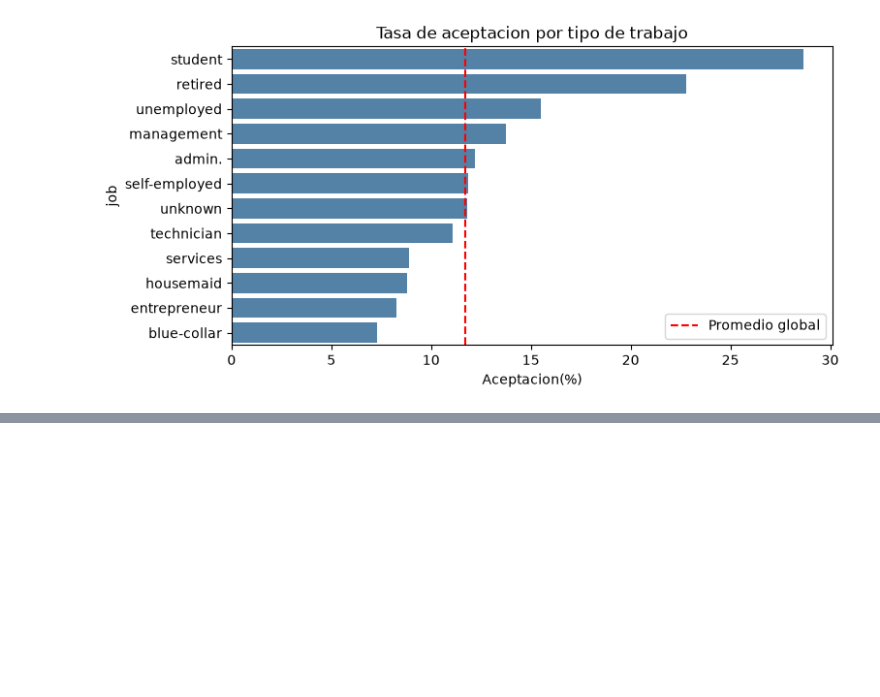
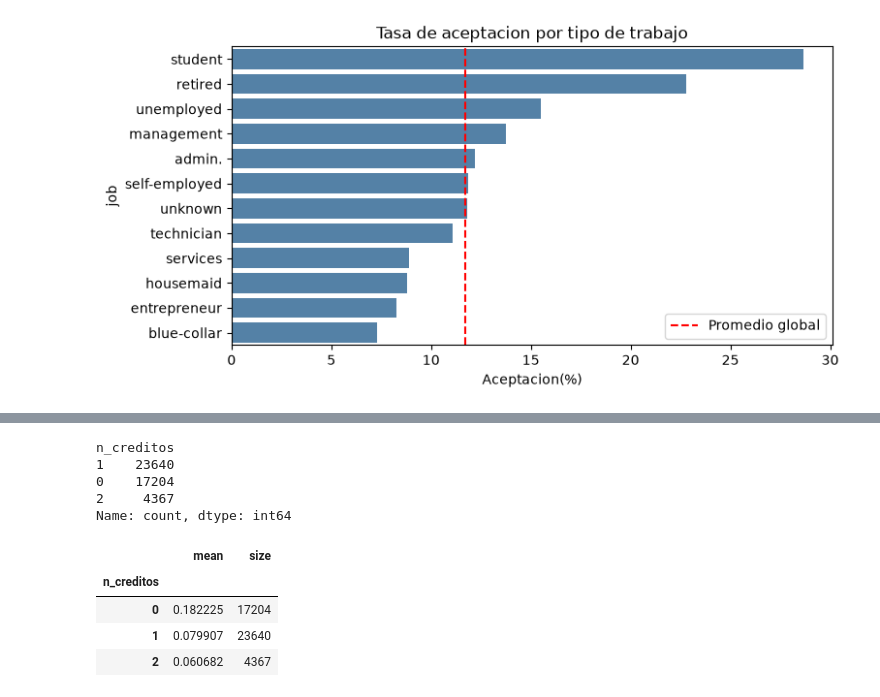
Before and after one commit to Darkesthj0399/LearningProject, a Jupyter notebook: notebooks/02_limpieza.ipynb, the cells around one changed output, grey strips where cells are left out. Saved outputs shown, nothing was run; the diff lists cells and outputs as text; code cells hidden in the pictures; blank space fills up the shorter version.

```diff
--- a/notebooks/02_limpieza.ipynb
+++ b/notebooks/02_limpieza.ipynb
@@ -221,0 +264,16 @@ plt.show()
+# %%
+df_limpio["n_creditos"].value_counts()
+# %% [output]
+n_creditos
+1    23640
+0    17204
+2     4367
+Name: count, dtype: int64
+# %%
+df_limpio.groupby("n_creditos")["aceptacion"].agg(["mean", "size"])
+# %% [output]
+|  | mean | size |
+| n_creditos |  |  |
+| 0 | 0.182225 | 17204 |
+| 1 | 0.079907 | 23640 |
+| 2 | 0.060682 | 4367 |
```
Also changed, not shown: parts of 13 cells of this notebook.
